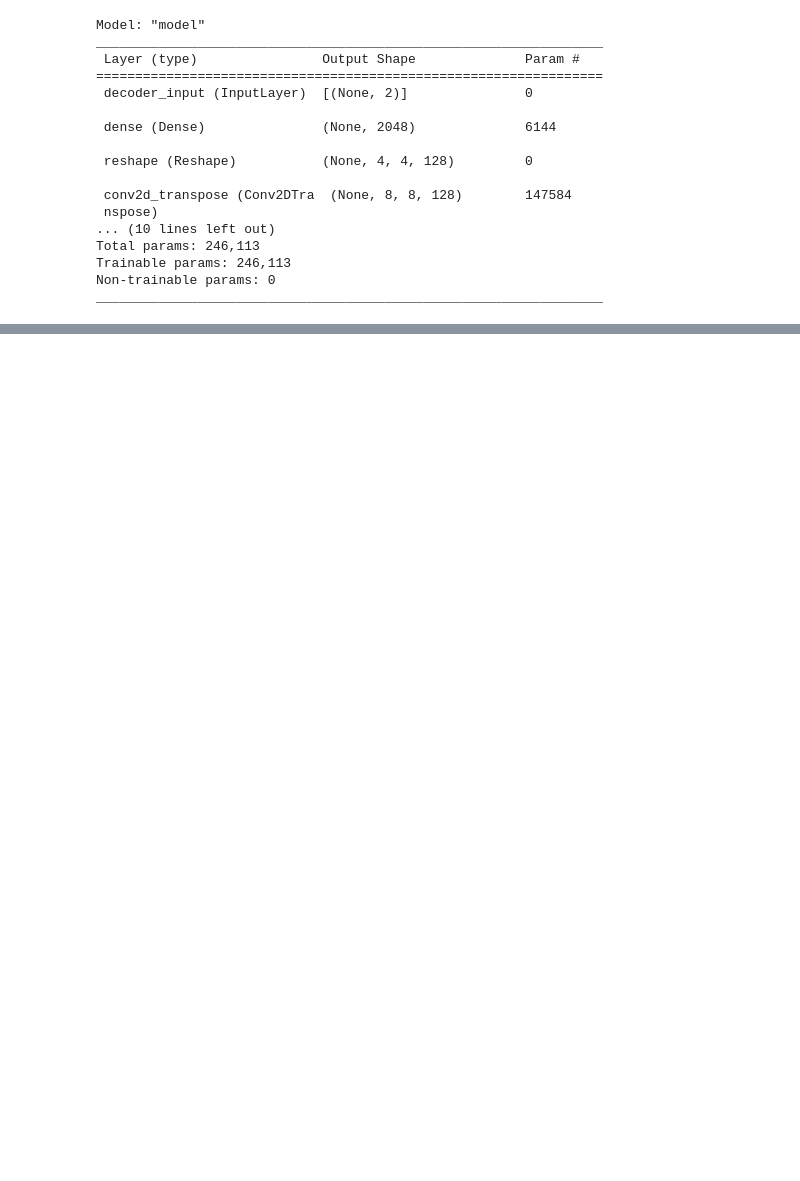
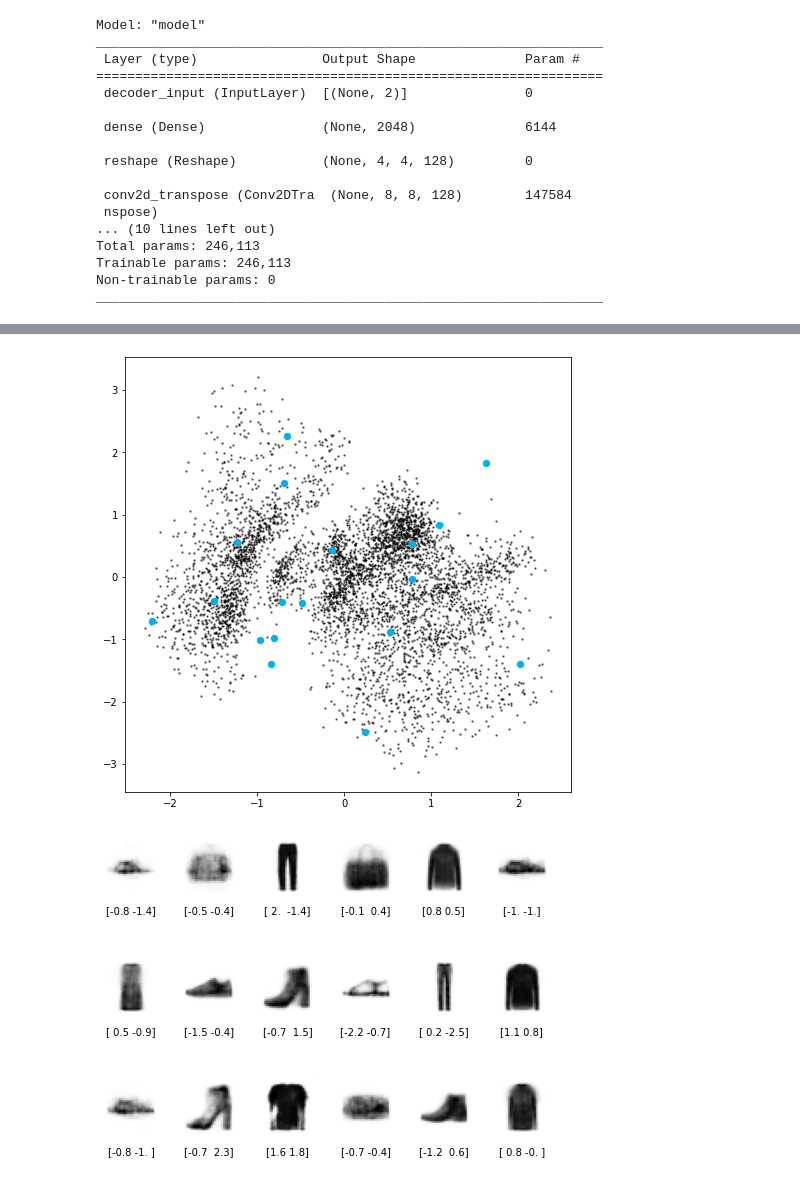
Before and after one commit to Kaustuv-Karki/GANs, a Jupyter notebook: AutoEncoders/variationalAutoEncoder.ipynb, the cells around one changed output, grey strips where cells are left out. Drawn from its saved outputs; the diff is of its cells as text; code cells hidden in the pictures; blank space fills up the shorter version.

```diff
--- a/AutoEncoders/variationalAutoEncoder.ipynb
+++ b/AutoEncoders/variationalAutoEncoder.ipynb
@@ -283,0 +294,9 @@ plt.show()
+# %%
+# Sample some points in the latent space, from the standard normal distribution
+grid_width, grid_height = (6, 3)
+z_sample = np.random.normal(size=(grid_width * grid_height, 2))
+# Decode the sampled points
+reconstructions = decoder.predict(z_sample)
+# Convert original embeddings and sampled embeddings to p-values
+p = norm.cdf(z)
+p_sample = norm.cdf(z_sample)
@@ -283,0 +305,31 @@ plt.show()
+# %%
+# Draw a plot of...
+figsize = 8
+plt.figure(figsize=(figsize, figsize))
+
+# ... the original embeddings ...
+plt.scatter(z[:, 0], z[:, 1], c="black", alpha=0.5, s=2)
+
+# ... and the newly generated points in the latent space
+plt.scatter(z_sample[:, 0], z_sample[:, 1], c="#00B0F0", alpha=1, s=40)
+plt.show()
+
+# Add underneath a grid of the decoded images
+fig = plt.figure(figsize=(figsize, grid_height * 2))
+fig.subplots_adjust(hspace=0.4, wspace=0.4)
+
+for i in range(grid_width * grid_height):
+    ax = fig.add_subplot(grid_height, grid_width, i + 1)
+    ax.axis("off")
+    ax.text(
+        0.5,
+        -0.35,
+        str(np.round(z_sample[i, :], 1)),
+        fontsize=10,
+        ha="center",
+        transform=ax.transAxes,
+    )
+    ax.imshow(reconstructions[i, :, :], cmap="Greys")
+# %% [output]
+[figure, added]
+[figure, added]
```
Also changed, not shown: parts of 10 cells of this notebook.
